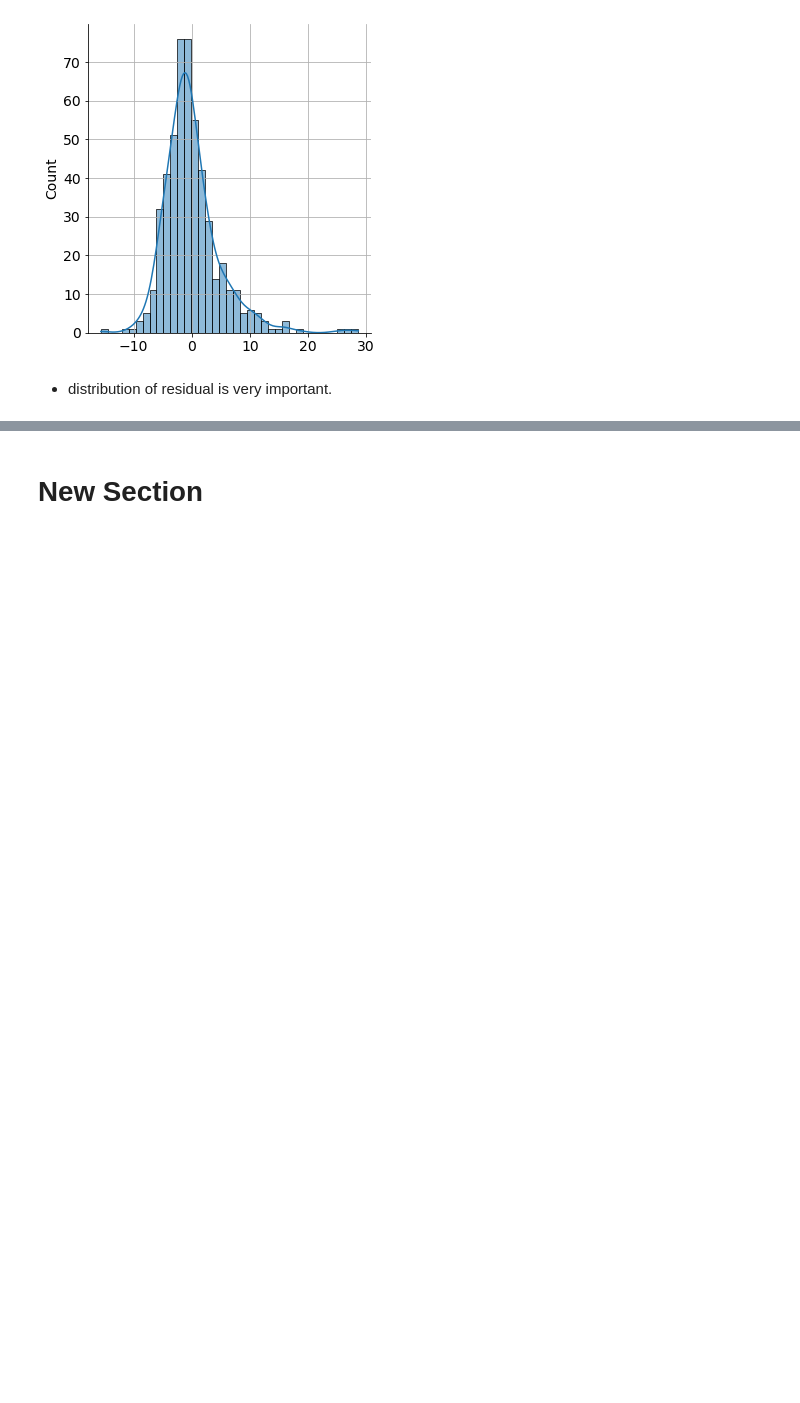
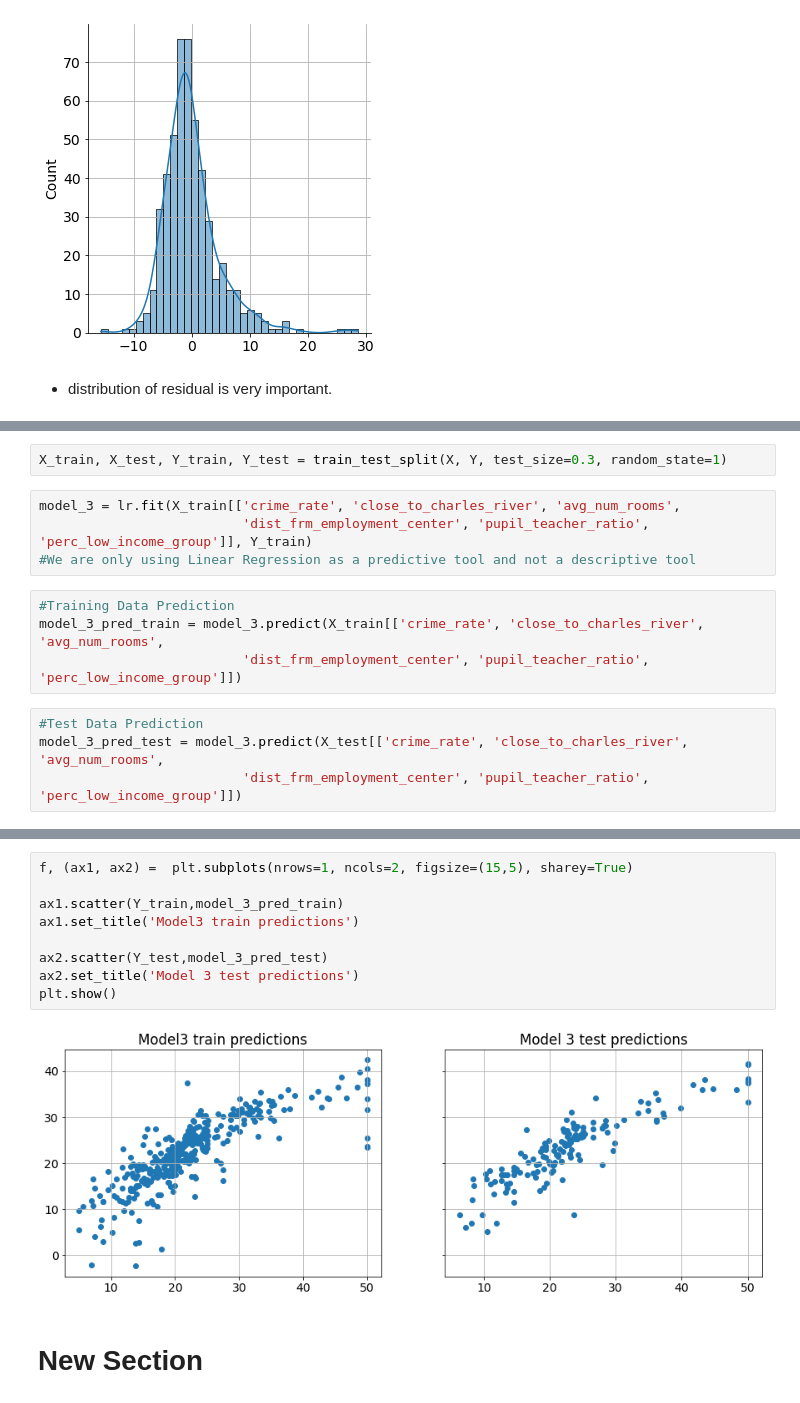
Before and after one commit to TanushreeBose26/data-projects, a Jupyter notebook: Boston_Housing.ipynb, the cells around one changed output, grey strips where cells are left out. Saved outputs shown, nothing was run; the diff lists cells and outputs as text; blank space fills up the shorter version.

```diff
--- a/Boston_Housing.ipynb
+++ b/Boston_Housing.ipynb
@@ -355,0 +612,14 @@ strong multicollinearity or other numerical problems.
+# %%
+X_train, X_test, Y_train, Y_test = train_test_split(X, Y, test_size=0.3, random_state=1)
+# %%
+model_3 = lr.fit(X_train[['crime_rate', 'close_to_charles_river', 'avg_num_rooms',
+                          'dist_frm_employment_center', 'pupil_teacher_ratio', 'perc_low_income_group']], Y_train)
+#We are only using Linear Regression as a predictive tool and not a descriptive tool
+# %%
+#Training Data Prediction
+model_3_pred_train = model_3.predict(X_train[['crime_rate', 'close_to_charles_river', 'avg_num_rooms',
+                          'dist_frm_employment_center', 'pupil_teacher_ratio', 'perc_low_income_group']])
+# %%
+#Test Data Prediction
+model_3_pred_test = model_3.predict(X_test[['crime_rate', 'close_to_charles_river', 'avg_num_rooms',
+                          'dist_frm_employment_center', 'pupil_teacher_ratio', 'perc_low_income_group']])
@@ -356,2 +632,13 @@ strong multicollinearity or other numerical problems.
+# %%
+f, (ax1, ax2) =  plt.subplots(nrows=1, ncols=2, figsize=(15,5), sharey=True)
+
+ax1.scatter(Y_train,model_3_pred_train)
+ax1.set_title('Model3 train predictions')
+
+ax2.scatter(Y_test,model_3_pred_test)
+ax2.set_title('Model 3 test predictions')
+plt.show()
+# %% [output]
+[figure, added]
 # %% [markdown]
 # New Section
```
Also changed, not shown: parts of 33 cells of this notebook.
